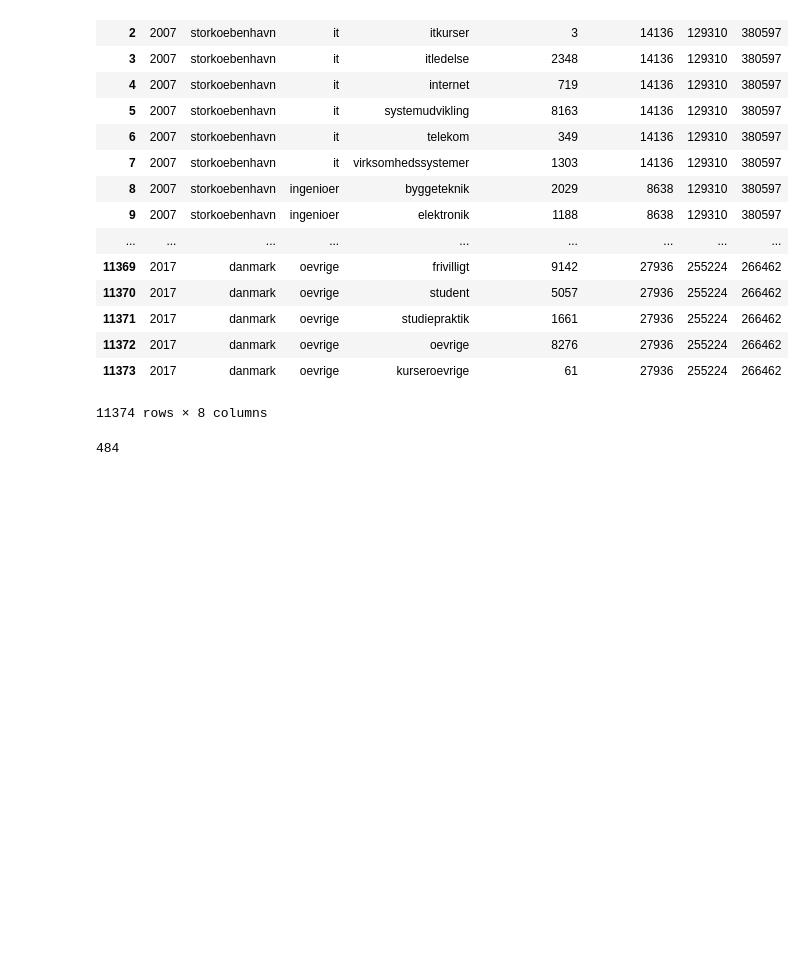
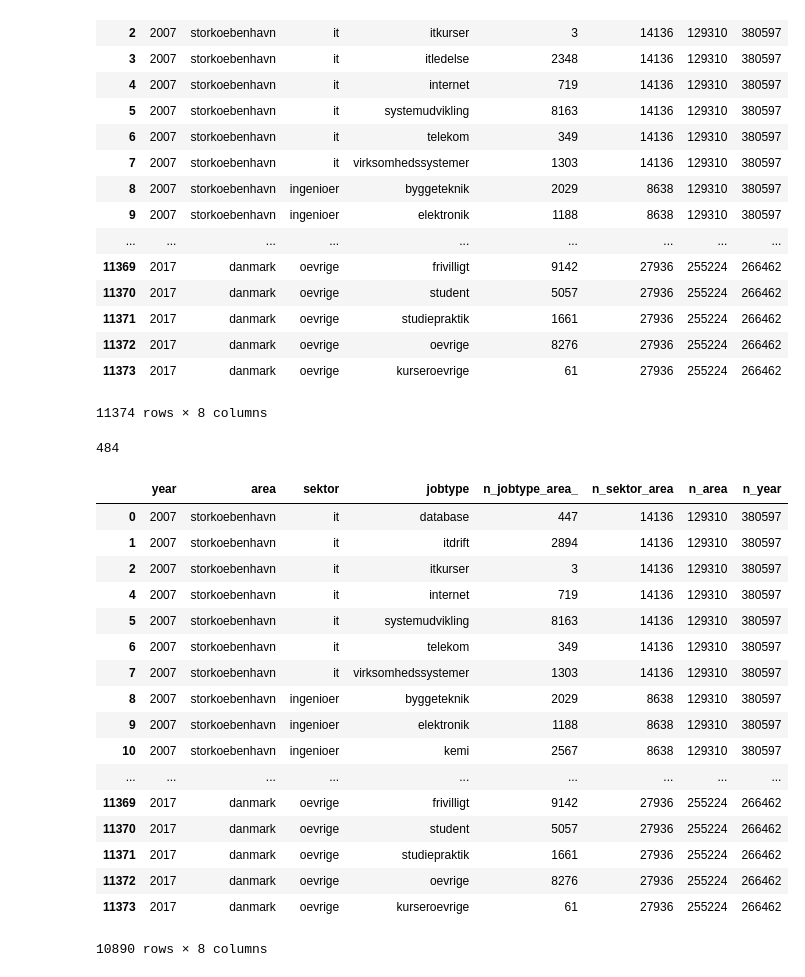
Before and after one commit to Naeim-S/GRP-33-TEST-1, a Jupyter notebook: EXAM/Dataset/Hent data 27-08-2018.ipynb, the cells around one changed output. Drawn from its saved outputs; the diff is of its cells as text; code cells hidden in the pictures; blank space fills up the shorter version.

```diff
--- a/EXAM/Dataset/Hent data 27-08-2018.ipynb
+++ b/EXAM/Dataset/Hent data 27-08-2018.ipynb
@@ -513,26 +513,45 @@ final
 # %%
 # Locating duplicates:
 final1 = final.copy()
 final1['duplicated'] = final1.duplicated(subset=['year', 'area', 'jobtype', 'n_jobtype_area_', 'n_area', 'n_year'], keep='last')
 
 # Counting duplicates:
 countD = []
 for true in final1['duplicated']:
     if true == True:
         countD.append(true)
 print(len(countD))
 
 # Removing duplicates
 final2 = final1[final1['duplicated'] != True]
 del final2['duplicated']
 final1
 
 # Final2 er hele datasættet, hvor der er fjernet 484 duplicates.
 
 final1.loc[final1['duplicated'] == True]
 final2.to_csv('Jobindex2.csv')
+final2
 # %% [output]
 484
+|  | year | area | sektor | jobtype | n_jobtype_area_ | n_sektor_area | n_area | n_year |
+| 0 | 2007 | storkoebenhavn | it | database | 447 | 14136 | 129310 | 380597 |
+| 1 | 2007 | storkoebenhavn | it | itdrift | 2894 | 14136 | 129310 | 380597 |
+| 2 | 2007 | storkoebenhavn | it | itkurser | 3 | 14136 | 129310 | 380597 |
+| 4 | 2007 | storkoebenhavn | it | internet | 719 | 14136 | 129310 | 380597 |
+| 5 | 2007 | storkoebenhavn | it | systemudvikling | 8163 | 14136 | 129310 | 380597 |
+| 6 | 2007 | storkoebenhavn | it | telekom | 349 | 14136 | 129310 | 380597 |
+| 7 | 2007 | storkoebenhavn | it | virksomhedssystemer | 1303 | 14136 | 129310 | 380597 |
+| 8 | 2007 | storkoebenhavn | ingenioer | byggeteknik | 2029 | 8638 | 129310 | 380597 |
+| 9 | 2007 | storkoebenhavn | ingenioer | elektronik | 1188 | 8638 | 129310 | 380597 |
+| 10 | 2007 | storkoebenhavn | ingenioer | kemi | 2567 | 8638 | 129310 | 380597 |
+| ... | ... | ... | ... | ... | ... | ... | ... | ... |
+| 11369 | 2017 | danmark | oevrige | frivilligt | 9142 | 27936 | 255224 | 266462 |
+| 11370 | 2017 | danmark | oevrige | student | 5057 | 27936 | 255224 | 266462 |
+| 11371 | 2017 | danmark | oevrige | studiepraktik | 1661 | 27936 | 255224 | 266462 |
+| 11372 | 2017 | danmark | oevrige | oevrige | 8276 | 27936 | 255224 | 266462 |
+| 11373 | 2017 | danmark | oevrige | kurseroevrige | 61 | 27936 | 255224 | 266462 |
+10890 rows × 8 columns
 # %%
 final1.loc[final1['area'] == 'skaane']
 # %% [output]
```
